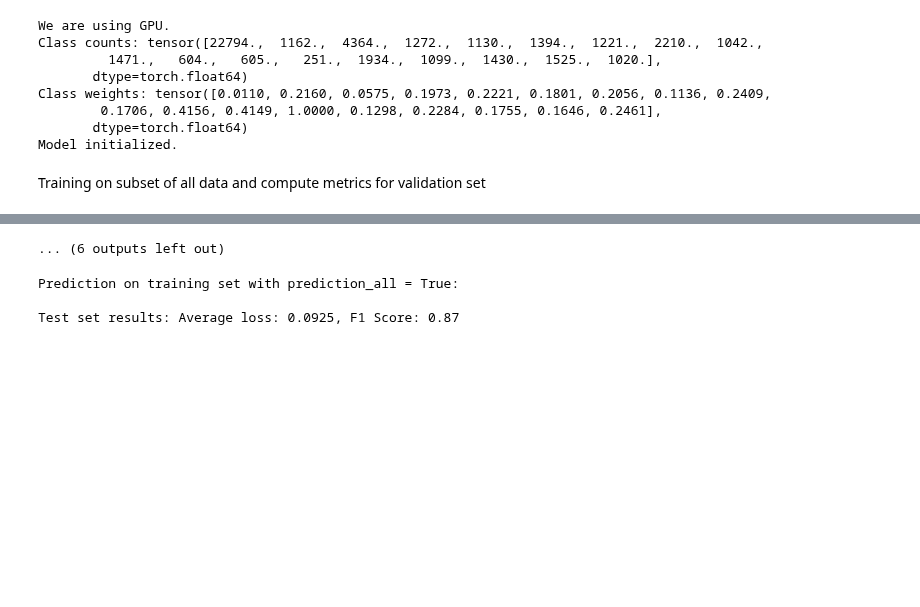
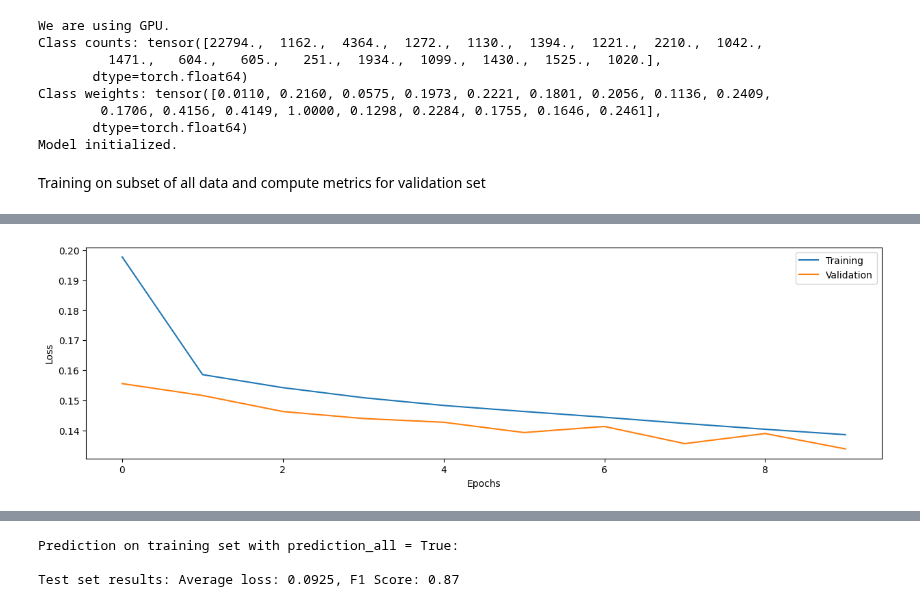
Before and after one commit to deding2000/COMP5329_Ass2, a Jupyter notebook: main_notebook.ipynb, the cells around one changed output, grey strips where cells are left out. Saved outputs shown, nothing was run; the diff lists cells and outputs as text; code cells hidden in the pictures; blank space fills up the shorter version.

```diff
--- a/main_notebook.ipynb
+++ b/main_notebook.ipynb
@@ -258,12 +225,16 @@ weigthed_sampler_subset = WeightedRandomSampler(samples_weight_subset,len(sample
 # Subset dataset for train and val
 subset_train_dataset = Subset(training_data, train_idx)
 validation_dataset = Subset(training_data, validation_idx)
-subset_train_loader = DataLoader(subset_train_dataset, batch_size=batch_size,sampler=weigthed_sampler_subset) #shuffle=True)
+if use_weighted_sampler:
+  subset_train_loader = DataLoader(subset_train_dataset, batch_size=batch_size,sampler=weigthed_sampler_subset)
+else:
+  subset_train_loader = DataLoader(subset_train_dataset, batch_size=batch_size,shuffle=True)
+
 validation_loader = DataLoader(validation_dataset, shuffle=False)
 
 # Training
 log_interval = 50 # How often we print train loss
-train_losses, test_losses = train_network(log_interval,model, device, subset_train_loader, validation_loader,optimizer, loss,epochs=15)
+train_losses, test_losses = train_network(log_interval,model, device, subset_train_loader, validation_loader,optimizer, loss,epochs=10)
 
 plt.figure(figsize=(15,4))
 plt.plot(train_losses,label="Training")
@@ -481,0 +437 @@ Train Epoch: 10 [22400/23996 (93%)]     Loss: 0.170721
+[figure, added]
@@ -499,4 +443,3 @@ Train Epoch: 11 [22400/23996 (93%)]     Loss: 0.157417
-... (6 outputs left out)
 # %%
 print("Prediction on training set with prediction_all = True:")
 test_loss, all_preds, all_targets = test(model, device, subset_train_loader, loss, thresholds=thresholds, target_available=True,predict_all=False) # output predictions as tensors
```
Also changed, not shown: parts of 5 cells of this notebook.
